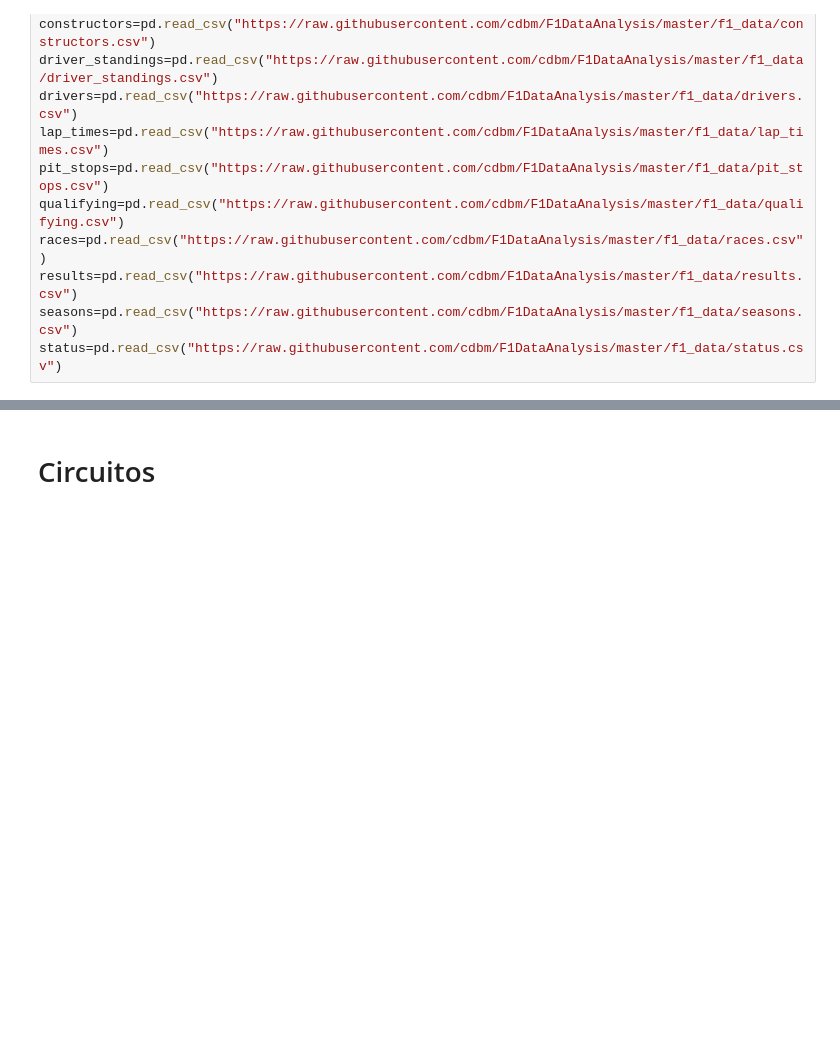
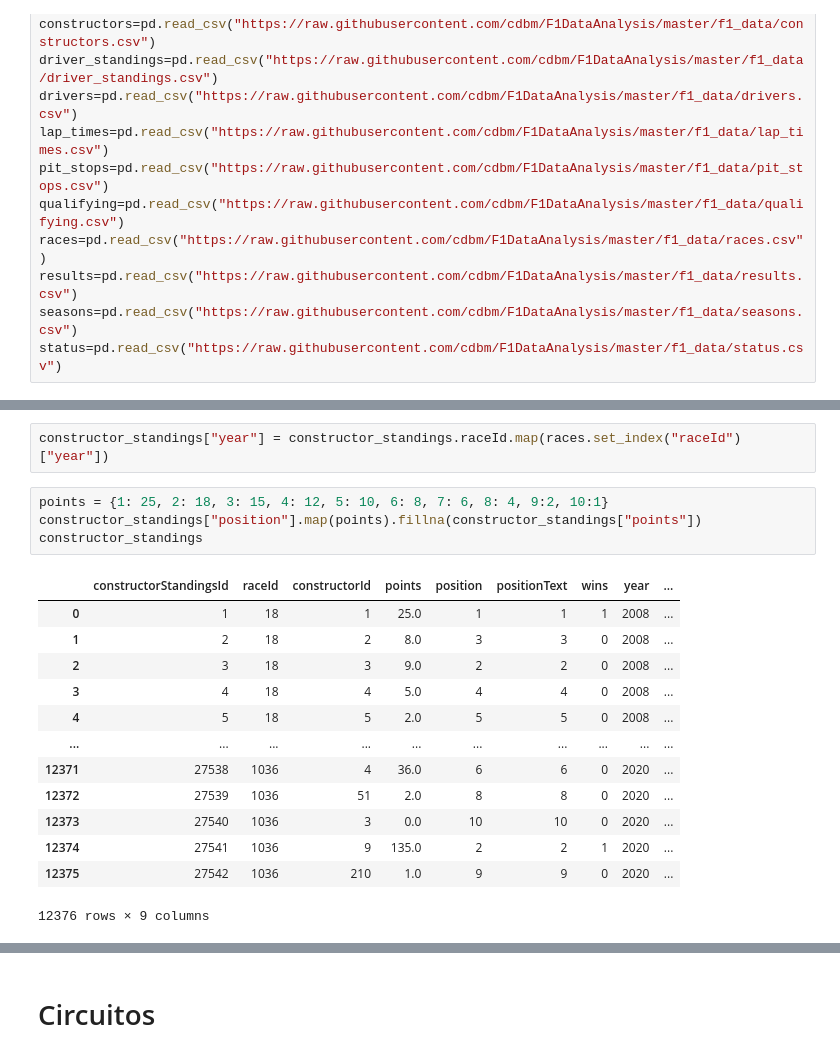
Before and after one commit to cdbm/F1DataAnalysis, a Jupyter notebook: data.ipynb, the cells around one changed output, grey strips where cells are left out. Drawn from its saved outputs; the diff is of its cells as text; blank space fills up the shorter version.

```diff
--- a/data.ipynb
+++ b/data.ipynb
@@ -20,0 +24,20 @@ status=pd.read_csv("https://raw.githubusercontent.com/cdbm/F1DataAnalysis/master
+# %%
+constructor_standings["year"] = constructor_standings.raceId.map(races.set_index("raceId")["year"])
+# %%
+points = {1: 25, 2: 18, 3: 15, 4: 12, 5: 10, 6: 8, 7: 6, 8: 4, 9:2, 10:1}
+constructor_standings["position"].map(points).fillna(constructor_standings["points"])
+constructor_standings
+# %% [output]
+|  | constructorStandingsId | raceId | constructorId | points | position | positionText | wins | year | ... |
+| 0 | 1 | 18 | 1 | 25.0 | 1 | 1 | 1 | 2008 | ... |
+| 1 | 2 | 18 | 2 | 8.0 | 3 | 3 | 0 | 2008 | ... |
+| 2 | 3 | 18 | 3 | 9.0 | 2 | 2 | 0 | 2008 | ... |
+| 3 | 4 | 18 | 4 | 5.0 | 4 | 4 | 0 | 2008 | ... |
+| 4 | 5 | 18 | 5 | 2.0 | 5 | 5 | 0 | 2008 | ... |
+| ... | ... | ... | ... | ... | ... | ... | ... | ... | ... |
+| 12371 | 27538 | 1036 | 4 | 36.0 | 6 | 6 | 0 | 2020 | ... |
+| 12372 | 27539 | 1036 | 51 | 2.0 | 8 | 8 | 0 | 2020 | ... |
+| 12373 | 27540 | 1036 | 3 | 0.0 | 10 | 10 | 0 | 2020 | ... |
+| 12374 | 27541 | 1036 | 9 | 135.0 | 2 | 2 | 1 | 2020 | ... |
+| 12375 | 27542 | 1036 | 210 | 1.0 | 9 | 9 | 0 | 2020 | ... |
+12376 rows × 9 columns
```
Also changed, not shown: parts of 3 cells of this notebook.
